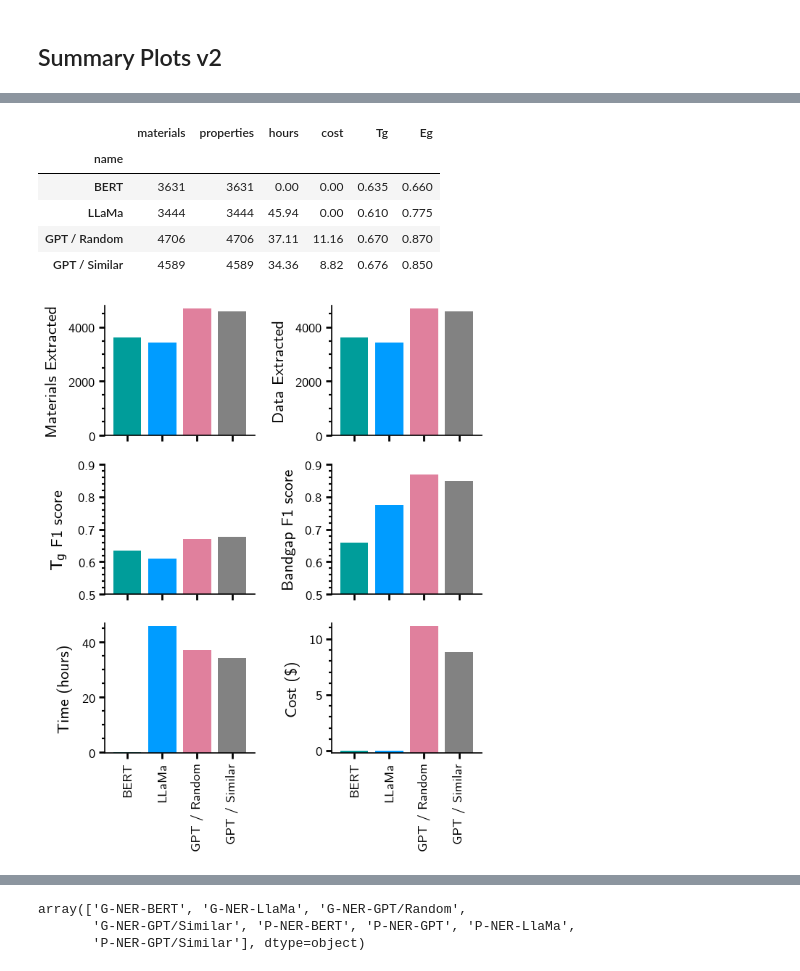
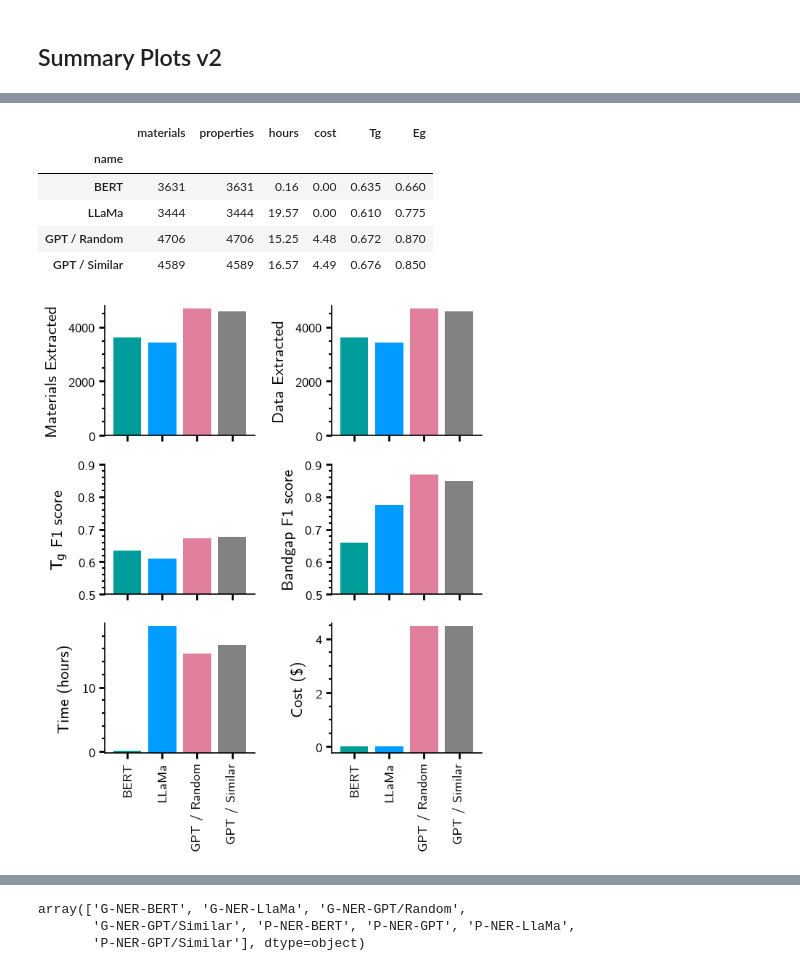
Before and after one commit to Ramprasad-Group/PromptDataExtraction, a Jupyter notebook: notebooks/Analyze-Select-1k.ipynb, the cells around one changed output, grey strips where cells are left out. Cells and saved outputs as stored; diff of their text form; code cells hidden in the pictures.

```diff
--- a/notebooks/Analyze-Select-1k.ipynb
+++ b/notebooks/Analyze-Select-1k.ipynb
@@ -1509,26 +1559,26 @@ plt.show()
 # %%
 data = Frame()
-data.add(name='BERT', materials=2367+1264, properties=2367+1264, hours=0.0, cost=0.0, Tg=0.635, Eg=0.66)
-data.add(name='LLaMa', materials=1993+1451, properties=1993+1451, hours=45.94, cost=0.0, Tg=0.61, Eg=0.775)
-data.add(name='GPT / Random', materials=3373+1333, properties=3373+1333, hours=37.11, cost=11.16, Tg=0.67, Eg=0.87)
-data.add(name='GPT / Similar', materials=3442+1147, properties=3442+1147, hours=34.36, cost=8.82, Tg=0.676, Eg=0.85)
+data.add(name='BERT', materials=2367+1264, properties=2367+1264, hours=0.16, cost=0.0, Tg=0.635, Eg=0.66)
+data.add(name='LLaMa', materials=1993+1451, properties=1993+1451, hours=19.57, cost=0.0, Tg=0.61, Eg=0.775)
+data.add(name='GPT / Random', materials=3373+1333, properties=3373+1333, hours=15.25, cost= 4.48, Tg=0.672, Eg=0.87)
+data.add(name='GPT / Similar', materials=3442+1147, properties=3442+1147, hours=16.57, cost=4.49, Tg=0.676, Eg=0.85)
 
 metrics = data.df.set_index('name')
 metrics
 # %% [output]
 |  | materials | properties | hours | cost | Tg | Eg |
 | name |  |  |  |  |  |  |
-| BERT | 3631 | 3631 | 0.00 | 0.00 | 0.635 | 0.660 |
-| LLaMa | 3444 | 3444 | 45.94 | 0.00 | 0.610 | 0.775 |
-| GPT / Random | 4706 | 4706 | 37.11 | 11.16 | 0.670 | 0.870 |
-| GPT / Similar | 4589 | 4589 | 34.36 | 8.82 | 0.676 | 0.850 |
+| BERT | 3631 | 3631 | 0.16 | 0.00 | 0.635 | 0.660 |
+| LLaMa | 3444 | 3444 | 19.57 | 0.00 | 0.610 | 0.775 |
+| GPT / Random | 4706 | 4706 | 15.25 | 4.48 | 0.672 | 0.870 |
+| GPT / Similar | 4589 | 4589 | 16.57 | 4.49 | 0.676 | 0.850 |
 # %%
 plt.rcParams['font.family'] = 'cursive'
 colors = ["#009d9a", "#009cff", "#e0809d",  "#828282", ]
 
 voffset = -0.25
 
-fig, axes = plt.subplots(1, 2, figsize=(3.25, 4), dpi=200, sharex=True)
+fig, axes = plt.subplots(3, 2, figsize=(3.25, 4), dpi=200, sharex=True)
 axes = axes.flatten()
 
 barprops = dict(color=colors, align='center', width=0.8, bottom=voffset)
@@ -1545,34 +1595,34 @@ ax.set(ylabel='Data Extracted')
 
 ax = axes[2]
 df = metrics['Tg'] - voffset
 df.plot.bar(ax=ax, **barprops)
 ax.set(ylabel='$T_g$ F1 score', ylim=(0.5, 0.9))
 
 ax = axes[3]
 df = metrics['Eg'] - voffset
 df.plot.bar(ax=ax, **barprops)
 ax.set(ylabel='Bandgap F1 score', ylim=(0.5, 0.9))
 
 ax = axes[4]
 df = metrics['hours'] - voffset
 df.plot.bar(ax=ax, **barprops)
 ax.set(ylabel='Time (hours)')
 
 ax = axes[5]
 
 df = metrics['cost'] - voffset
 df.plot.bar(ax=ax, **barprops)
 ax.set(ylabel='Cost (\$)')
 
 for ax in axes.flatten():
     ax.set(xlabel='')
     ax.tick_params(axis='x', which='minor', bottom=False)
 
 plt.tight_layout()
 plt.savefig("notebooks/Selec1k-Bars-v2.eps")
 plt.show()
 # %% [output]
-[figure, old version]
+[figure, new version]
 # %%
 propcount._df = None
 propcount.df
```
Also changed, not shown: parts of 15 cells of this notebook, 1 other file.
